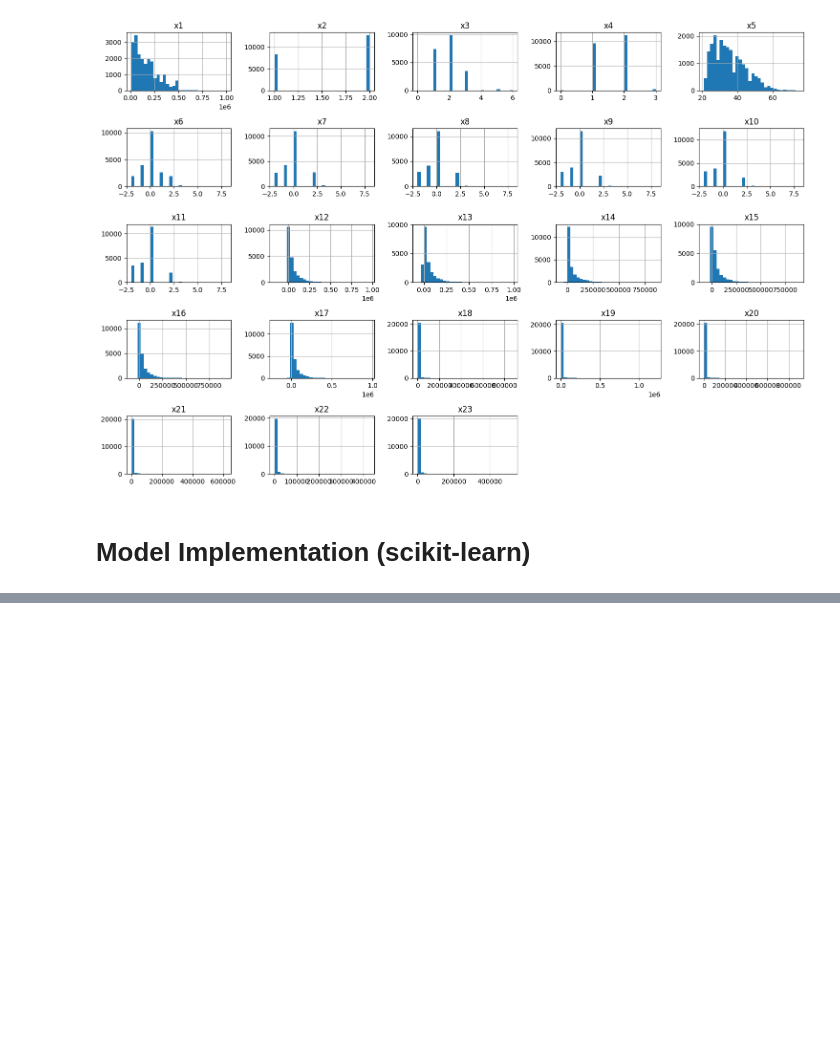
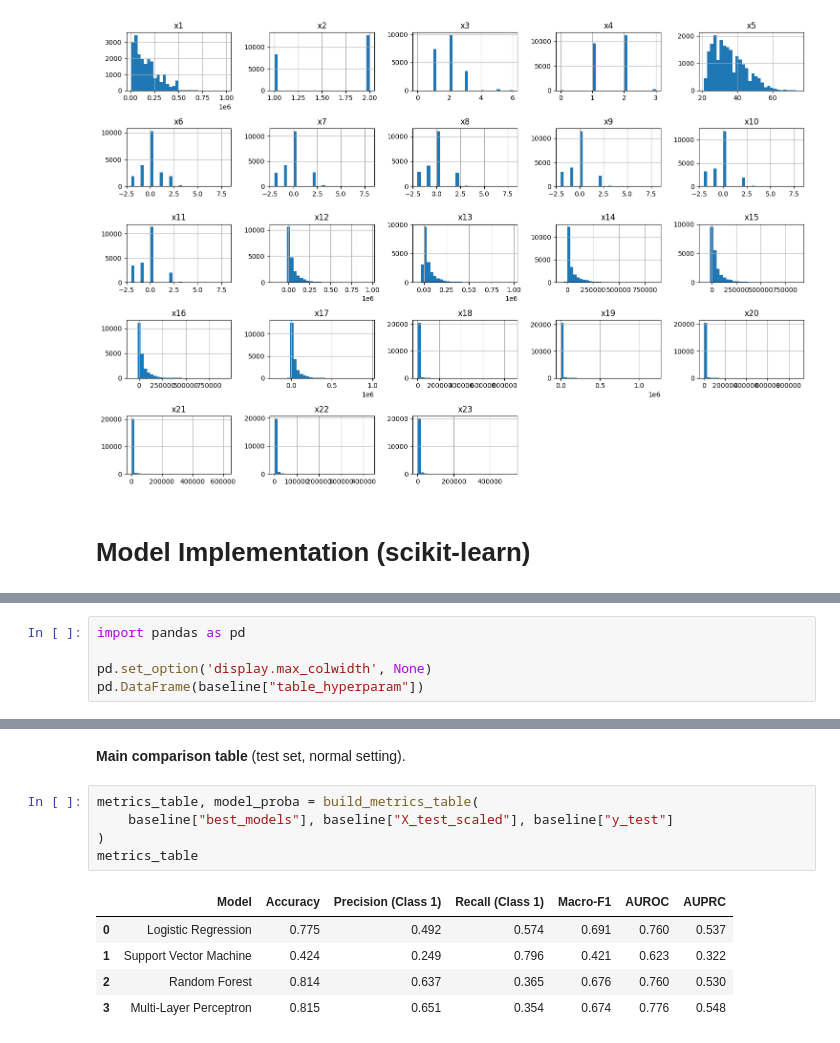
Before and after one commit to alexchu14/credit-default-prediction, a Jupyter notebook: notebooks/baseline.ipynb, the cells around one changed output, grey strips where cells are left out. Saved outputs shown, nothing was run; the diff lists cells and outputs as text; blank space fills up the shorter version.

```diff
--- a/notebooks/baseline.ipynb
+++ b/notebooks/baseline.ipynb
@@ -382,0 +107,5 @@ Tuning  (SMOTE)  : Multi-Layer Perceptron...
+# %%
+import pandas as pd
+
+pd.set_option('display.max_colwidth', None)
+pd.DataFrame(baseline["table_hyperparam"])
@@ -382,0 +118,13 @@ Tuning  (SMOTE)  : Multi-Layer Perceptron...
+# %% [markdown]
+**Main comparison table** (test set, normal setting).
+# %%
+metrics_table, model_proba = build_metrics_table(
+    baseline["best_models"], baseline["X_test_scaled"], baseline["y_test"]
+)
+metrics_table
+# %% [output]
+|  | Model | Accuracy | Precision (Class 1) | Recall (Class 1) | Macro-F1 | AUROC | AUPRC |
+| 0 | Logistic Regression | 0.775 | 0.492 | 0.574 | 0.691 | 0.760 | 0.537 |
+| 1 | Support Vector Machine | 0.424 | 0.249 | 0.796 | 0.421 | 0.623 | 0.322 |
+| 2 | Random Forest | 0.814 | 0.637 | 0.365 | 0.676 | 0.760 | 0.530 |
+| 3 | Multi-Layer Perceptron | 0.815 | 0.651 | 0.354 | 0.674 | 0.776 | 0.548 |
```
Also changed, not shown: parts of 29 cells of this notebook, 1 other file.
